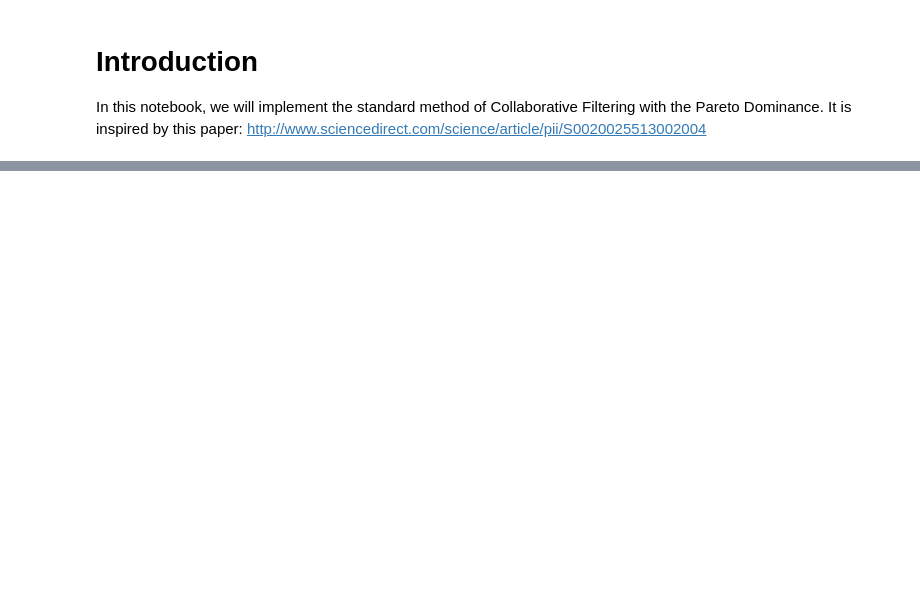
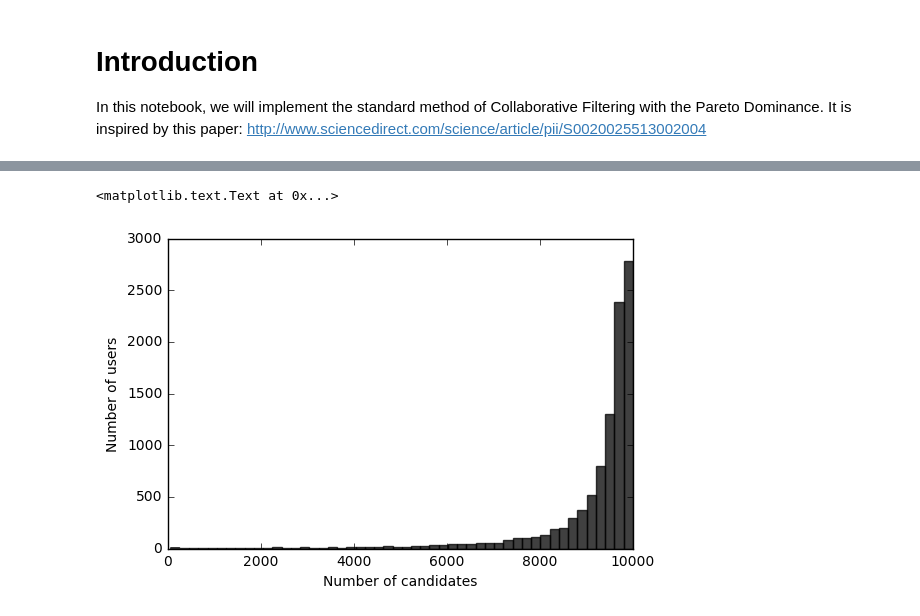
Before and after one commit to glederrey/PCML_Netflix_and_Chill, a Jupyter notebook: notebooks/CF_and_PD/Collaborative_Filtering_and_Pareto_Dominance.ipynb, the cells around one changed output, grey strips where cells are left out. Drawn from its saved outputs; the diff is of its cells as text; code cells hidden in the pictures; blank space fills up the shorter version.

```diff
--- a/notebooks/CF_and_PD/Collaborative_Filtering_and_Pareto_Dominance.ipynb
+++ b/notebooks/CF_and_PD/Collaborative_Filtering_and_Pareto_Dominance.ipynb
@@ -188,0 +72,7 @@ with open("non-dominated-users.dat", "w") as file:
+# %%
+n, bins, patches = plt.hist(nbr_cand, 50, facecolor='black', alpha=0.75)
+plt.xlabel('Number of candidates')
+plt.ylabel('Number of users')
+# %% [output]
+<matplotlib.text.Text at 0x...>
+[figure, added]
```
Also changed, not shown: parts of 43 cells of this notebook, 1 other file.
